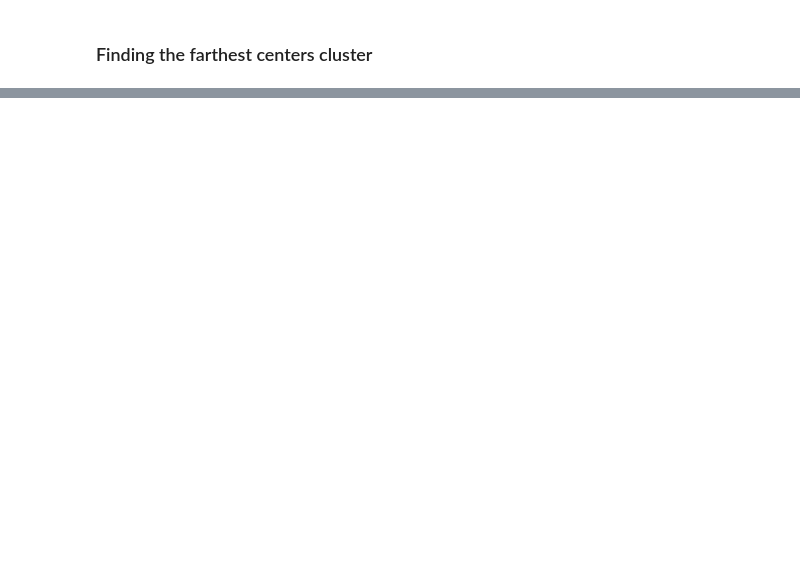
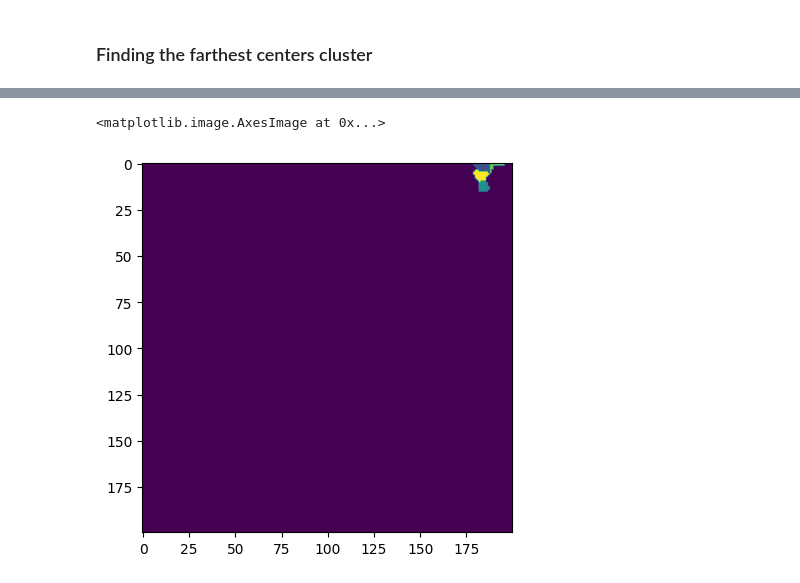
Before and after one commit to FrankVanzeler/Digital-Rock-Analysis-, a Jupyter notebook: Pore_tortuosity.ipynb, the cells around one changed output, grey strips where cells are left out. Cells and saved outputs as stored; diff of their text form; code cells hidden in the pictures; blank space fills up the shorter version.

```diff
--- a/Pore_tortuosity.ipynb
+++ b/Pore_tortuosity.ipynb
@@ -645,0 +653,5 @@ The index of the cluster in resultados_kmeans: 22
+# %%
+plt.imshow(resultados_kmeans[5])
+# %% [output]
+<matplotlib.image.AxesImage at 0x...>
+[figure, added]
```
Also changed, not shown: parts of 45 cells of this notebook.
